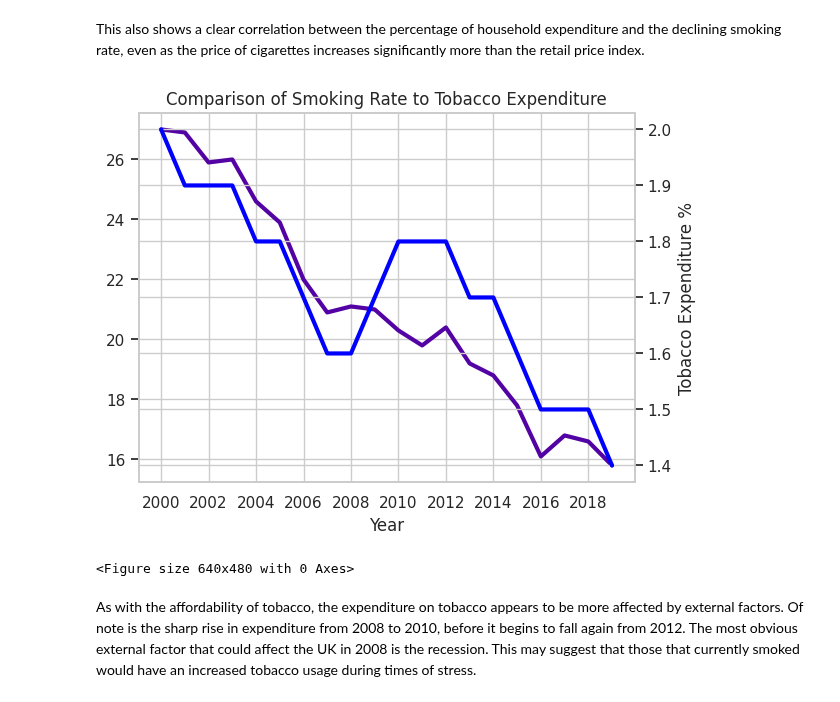
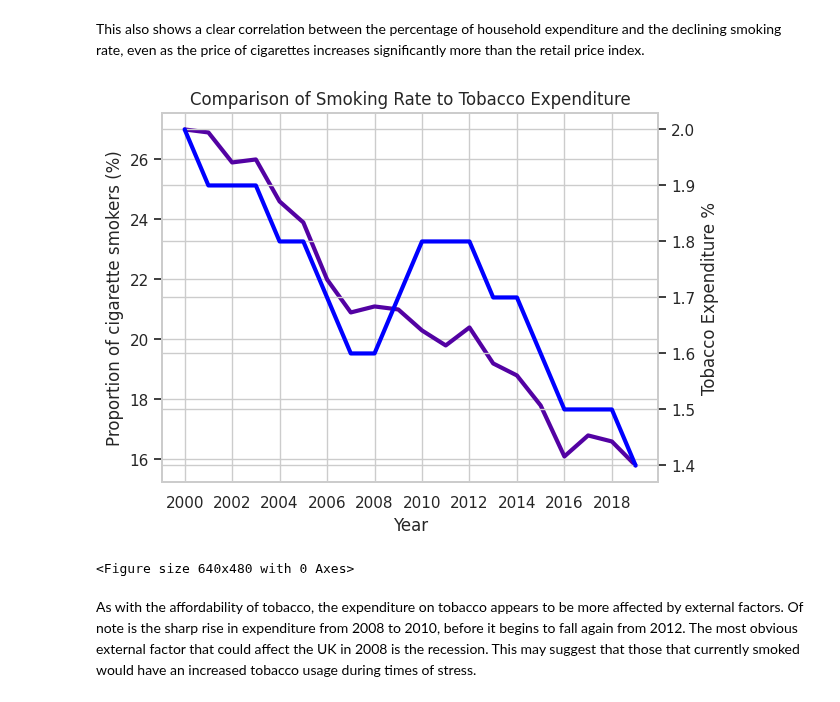
Before and after one commit to rhobaker/Data_Project, a Jupyter notebook: Main_Jupyter_workbook_Rhona.ipynb, the cells around one changed output. Cells and saved outputs as stored; diff of their text form; code cells hidden in the pictures.

Commit message:
Update graphs

```diff
--- a/Main_Jupyter_workbook_Rhona.ipynb
+++ b/Main_Jupyter_workbook_Rhona.ipynb
@@ -632,28 +632,28 @@ This also shows a clear correlation between the percentage of household expendit
 # %%
 #Create a visualisation to compare the proportion of cigarette smokers vs the expenditure on tobacco
 sns.set_theme(style="whitegrid", palette="plasma")
 fig, ax5 = plt.subplots()
 plt.title("Comparison of Smoking Rate to Tobacco Expenditure")
 ax5.set_xlabel("Year")
-ax5.set_ylabel = "Proportion of cigarette smokers (%)"
+ax5.set_ylabel("Proportion of cigarette smokers (%)")
 # Plot smoking rate
 plt.plot(merged_all_datasets['Smoking Rate'], lw=3)
 
 
 ax5.tick_params(axis='y')
 plt.xticks([2000,2002,2004,2006,2008,2010,2012,2014,2016,2018])
 
 # Adding Twin Axes to plot smoking rates
 ax6 = ax5.twinx()
 ax6.set_ylabel("Tobacco Expenditure %")
 plt.plot(merged_all_datasets['Tobacco Expenditure (%)'], lw=3, color="blue")
 ax6.tick_params(axis='y')
 
 # Show plot
 plt.show()
 plt.clf()
 # %% [output]
-[figure, old version]
+[figure, new version]
 <Figure size 640x480 with 0 Axes>
 # %% [markdown]
 As with the affordability of tobacco, the expenditure on tobacco appears to be more affected by external factors. Of note is the sharp rise in expenditure from 2008 to 2010, before it begins to fall again from 2012. The most obvious external factor that could affect the UK in 2008 is the recession. This may suggest that those that currently smoked would have an increased tobacco usage during times of stress.
```
Also changed, not shown: parts of 1 cell of this notebook.
